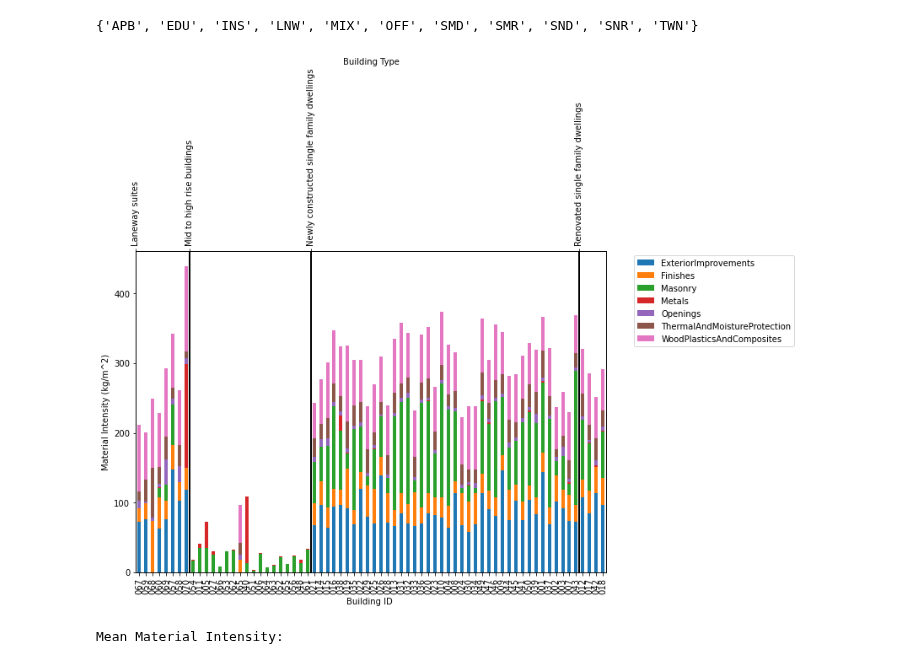
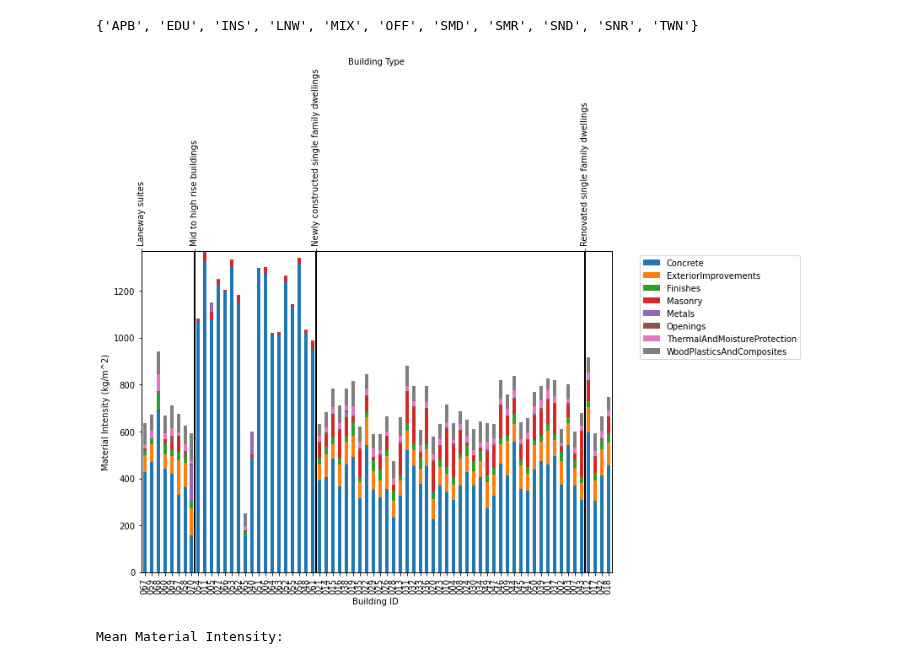
Before and after one commit to alexwolson/A-Construction-Classification-System-Database-for-Understanding-Resource-Use-in-Buildings, a Jupyter notebook: Sample Code/Sample.ipynb, the cells around one changed output. Cells and saved outputs as stored; diff of their text form; code cells hidden in the pictures.

```diff
--- a/Sample Code/Sample.ipynb
+++ b/Sample Code/Sample.ipynb
@@ -450,30 +450,30 @@ set(df['Building Type'].values)
 # %%
 fig, ax = plt.subplots(figsize=(10,7))
 
-cols = toplot.columns[6:]
+cols = toplot.columns[5:]
 margin_bottom = np.zeros(len(toplot))
 
 cmap = plt.get_cmap('tab10')
 
 for num, col in enumerate(cols):
     values = toplot[col].values
 
     toplot[col].plot.bar(x='Year',y='Value', ax=ax, stacked=True,
                                     bottom = margin_bottom, color=cmap(num), label=col)
     margin_bottom += values
 plt.legend(bbox_to_anchor=(1.05, 1), loc='upper left')
 plt.ylabel('Material Intensity (kg/m^2)')
 plt.xlabel('Building ID ')
 ax2 = ax.twiny()
 ax2.set_xlim(0, len(toplot))
 ax2.set_xticks([k for k,v in enumerate(toplot['Building Type'].values) if v != toplot['Building Type'].values[k-1] or k==0])
 for tick in ax2.get_xticklabels():
     tick.set_rotation(90)
 ax2.set_xticklabels([v for k,v in enumerate(toplot['Building Type'].values) if v != toplot['Building Type'].values[k-1] or k==0])
 ax2.set_xlabel("Building Type")
 plt.grid(color='black',linewidth=2)
 
 plt.show()
 # %% [output]
-[figure, old version]
+[figure, new version]
 # %%
```
Also changed, not shown: parts of 3 cells of this notebook, 4 other files.
